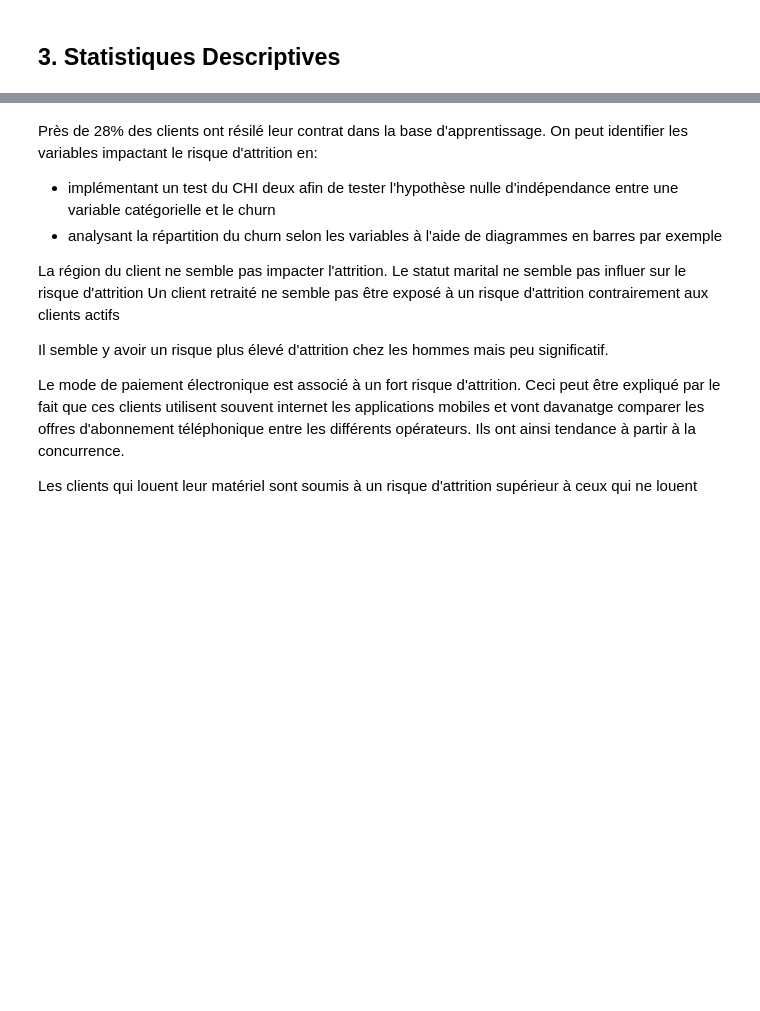
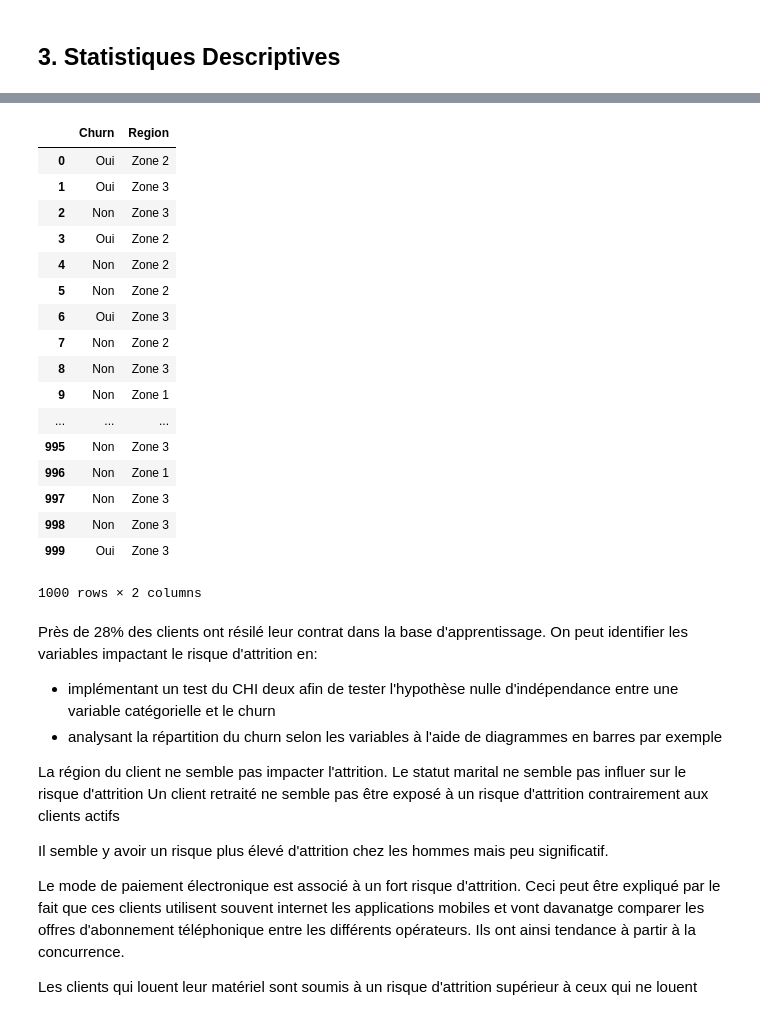
Before and after one commit to Redcart/Use_case_infeeny, a Jupyter notebook: Python/Scripts/Script_01.ipynb, the cells around one changed output, grey strips where cells are left out. Cells and saved outputs as stored; diff of their text form; code cells hidden in the pictures; blank space fills up the shorter version.

```diff
--- a/Python/Scripts/Script_01.ipynb
+++ b/Python/Scripts/Script_01.ipynb
@@ -213,3 +293,24 @@ plt.figure_size(15, 15)
+# %%
+data[["Churn", "Region"]]
+# %% [output]
+|  | Churn | Region |
+| 0 | Oui | Zone 2 |
+| 1 | Oui | Zone 3 |
+| 2 | Non | Zone 3 |
+| 3 | Oui | Zone 2 |
+| 4 | Non | Zone 2 |
+| 5 | Non | Zone 2 |
+| 6 | Oui | Zone 3 |
+| 7 | Non | Zone 2 |
+| 8 | Non | Zone 3 |
+| 9 | Non | Zone 1 |
+| ... | ... | ... |
+| 995 | Non | Zone 3 |
+| 996 | Non | Zone 1 |
+| 997 | Non | Zone 3 |
+| 998 | Non | Zone 3 |
+| 999 | Oui | Zone 3 |
+1000 rows × 2 columns
 # %% [markdown]
 Près de 28% des clients ont résilé leur contrat dans la base d'apprentissage.
 On peut identifier les variables impactant le risque d'attrition en:
```
Also changed, not shown: parts of 18 cells of this notebook, 2 other files.
